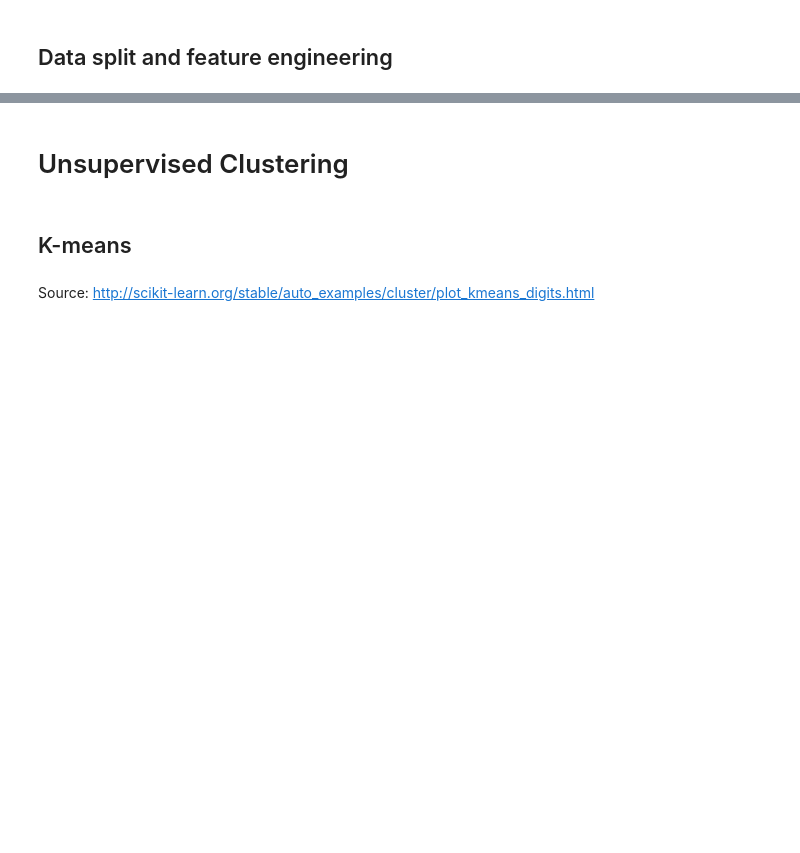
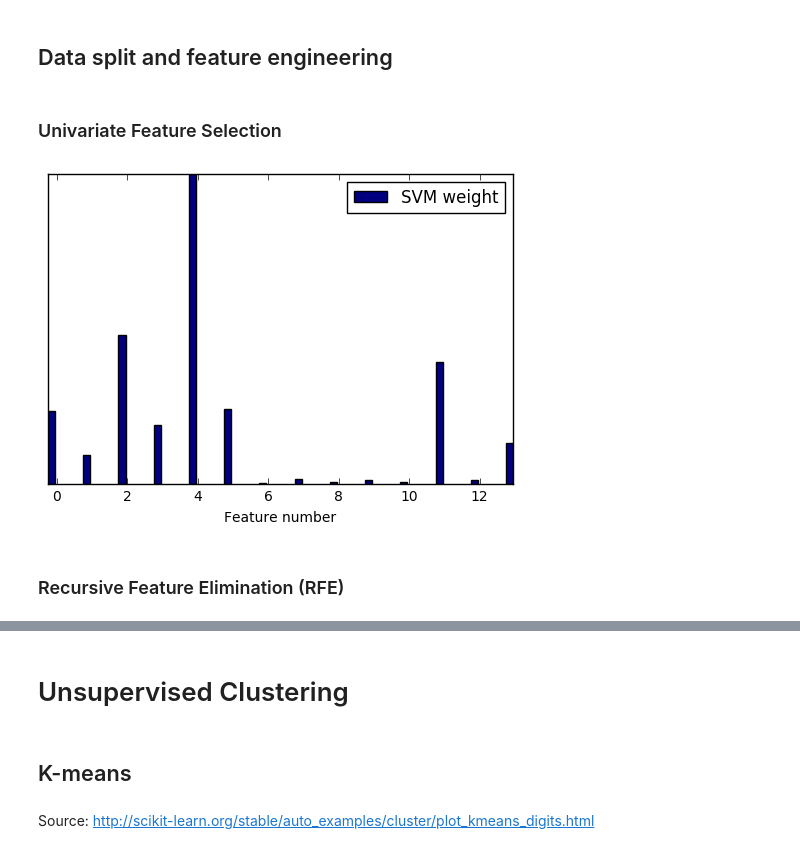
Before and after one commit to dmartr/ADA-Project, a Jupyter notebook: Machine Learning Notebook.ipynb, the cells around one changed output, grey strips where cells are left out. Cells and saved outputs as stored; diff of their text form; code cells hidden in the pictures; blank space fills up the shorter version.

```diff
--- a/Machine Learning Notebook.ipynb
+++ b/Machine Learning Notebook.ipynb
@@ -42,5 +53,9 @@ X_total = df = df_pc.drop('league', 1)
 # %% [markdown]
 ## Data split and feature engineering
 # %%
-X_pc = X_pc[['GoldEarned', 'MinionKills', 'KDA', 'DoubleKills', 'TripleKills', 'QuadraKills', 'PentaKills']]
-X_total = X_total[['GoldEarned', 'MinionKills', 'KDA', 'DoubleKills', 'TripleKills', 'QuadraKills', 'PentaKills']]
+X_pc = X_pc[['maxNumDeaths', 'mostChampionKillsPerSession', 'GoldEarned', 'MinionKills',
+      'PhysicalDamageDealt', 'MagicDamageDealt', 'DamageTaken', 'DoubleKills', 'TripleKills',
+       'QuadraKills', 'PentaKills', 'TurretsKilled', 'KDA', 'WinRate']]
+X_total = X_total[['maxNumDeaths', 'mostChampionKillsPerSession', 'GoldEarned', 'MinionKills',
+      'PhysicalDamageDealt', 'MagicDamageDealt', 'DamageTaken', 'DoubleKills', 'TripleKills',
+       'QuadraKills', 'PentaKills', 'TurretsKilled', 'KDA', 'WinRate']]
@@ -58,0 +62,25 @@ X_tr, X_te, y_tr, y_te = train_test_split(X_total_n, y_total, test_size=0.25, ra
+# %%
+X_n = preprocessing.normalize(preprocessing.scale(X_pc))
+# %% [markdown]
+### Univariate Feature Selection
+# %%
+clf = SVC(kernel='linear')
+clf.fit(X_n, y_pc)
+
+svm_weights = (clf.coef_ ** 2).sum(axis=0)
+svm_weights /= svm_weights.max()
+
+X_indices = np.arange(X_pc.shape[-1])
+
+plt.bar(X_indices - .25, svm_weights, width=.2, label='SVM weight',
+        color='navy')
+
+plt.xlabel('Feature number')
+plt.yticks(())
+plt.axis('tight')
+plt.legend(loc='upper right')
+plt.show()
+# %% [output]
+[figure, added]
+# %% [markdown]
+### Recursive Feature Elimination (RFE)
```
Also changed, not shown: parts of 48 cells of this notebook.
